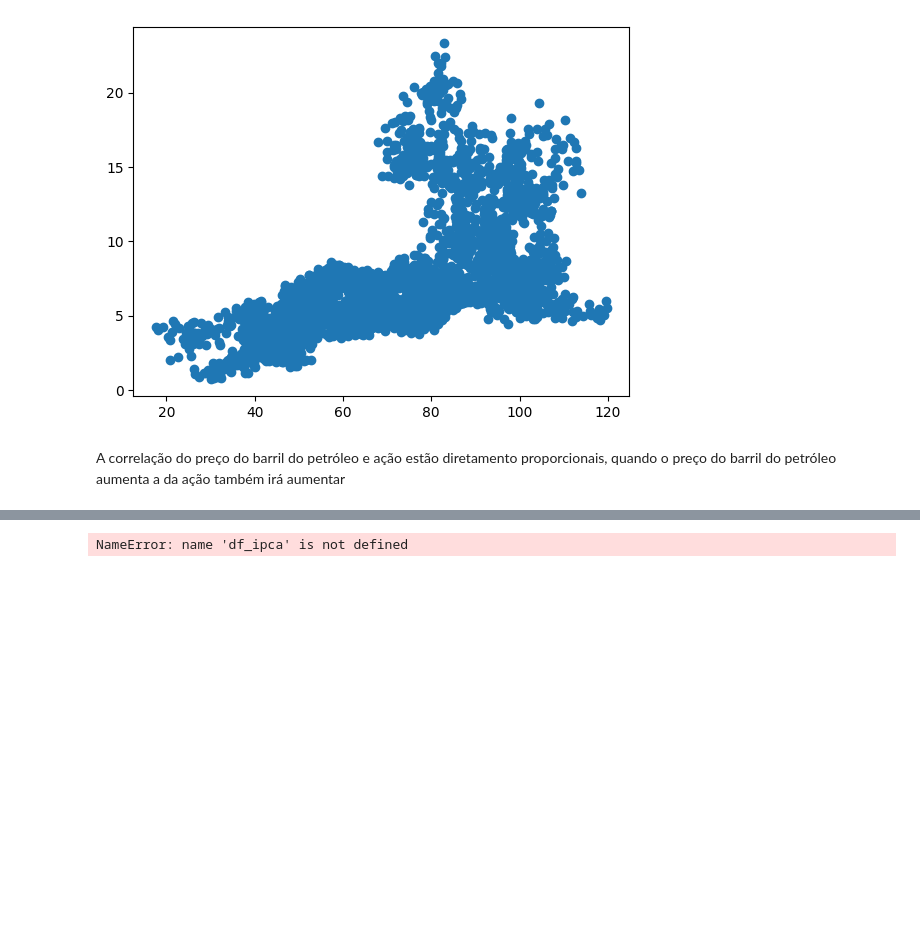
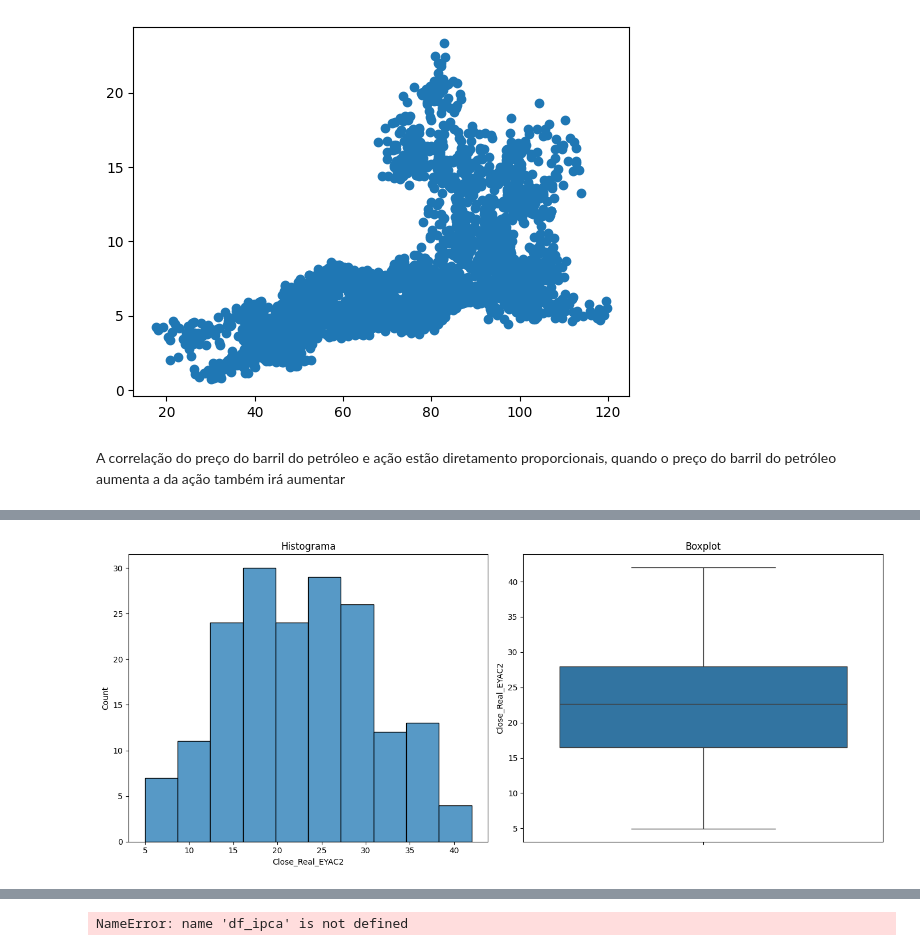
Before and after one commit to Juanpcsdev/Oil-Stock-Project, a Jupyter notebook: Notebooks/Analise/AnaliseExploratoria.ipynb, the cells around one changed output, grey strips where cells are left out. Drawn from its saved outputs; the diff is of its cells as text; code cells hidden in the pictures; blank space fills up the shorter version.

```diff
--- a/Notebooks/Analise/AnaliseExploratoria.ipynb
+++ b/Notebooks/Analise/AnaliseExploratoria.ipynb
@@ -251,0 +269,9 @@ A correlação do preço do barril do petróleo e ação estão diretamento prop
+# %%
+colunas_media = ['Close_Real_EYAC2','Close_Dolar_EYAC2','Volume_EYAC2','Price_Dolar_Petro','Volume_Petro','Indíce_Ibovespa','ano_mes']
+
+df_mean = df1[colunas_media].groupby('ano_mes').apply(lambda x: x.mean())
+# %%
+df_mean = df_mean.merge(df1[['ano_mes','Value_IPCA']].drop_duplicates(),right_on='ano_mes', left_on='ano_mes',how='left')
+# %%
+df_mean['Change%_Petro'] = df_mean['Price_Dolar_Petro'].pct_change() * 100
+df_mean['Change%_Ibovespa'] = df_mean['Indíce_Ibovespa'].pct_change() * 100
@@ -251,0 +301,15 @@ A correlação do preço do barril do petróleo e ação estão diretamento prop
+# %%
+#Valor da inflação como tipo float
+df_mean['Inflac_IPCA'] = df_mean['Value_IPCA'].replace({'%':''},regex=True).astype(float)
+# %%
+fig, axes = plt.subplots(1, 2, figsize=(14, 6))
+
+sns.histplot(df_mean['Close_Real_EYAC2'], ax=axes[0])
+axes[0].set_title('Histograma')
+sns.boxplot(df_mean['Close_Real_EYAC2'], ax=axes[1])
+axes[1].set_title('Boxplot')
+
+plt.tight_layout()
+plt.show()
+# %% [output]
+[figure, added]
```
Also changed, not shown: parts of 14 cells of this notebook.
